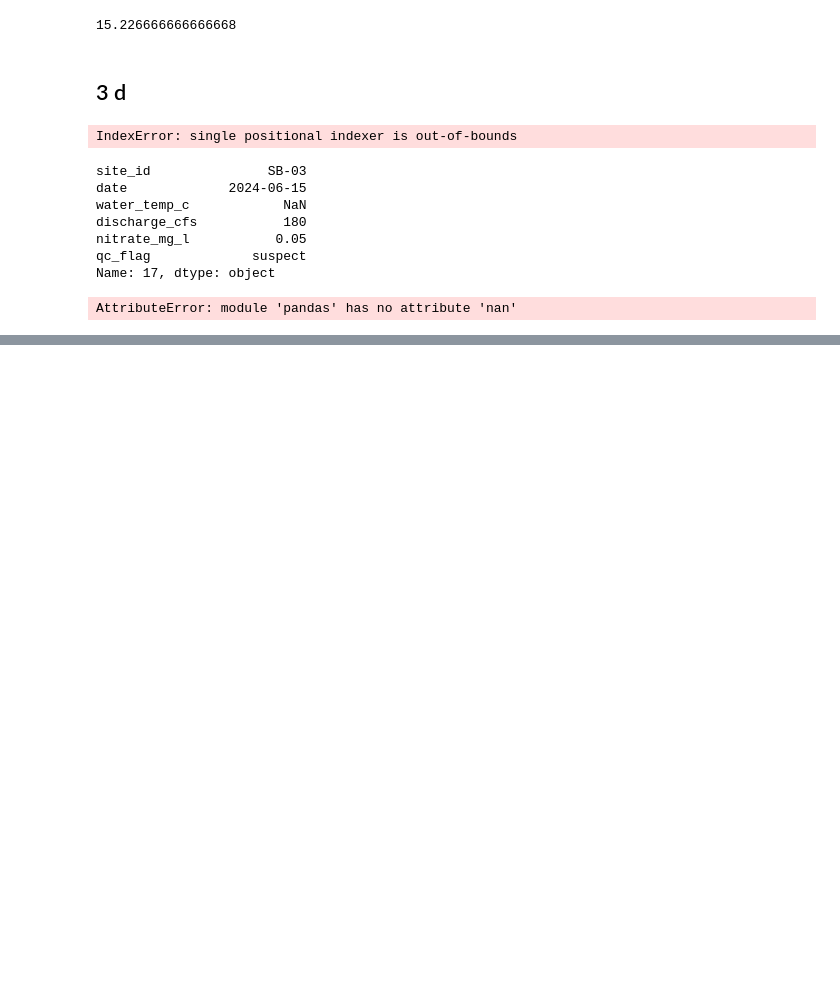
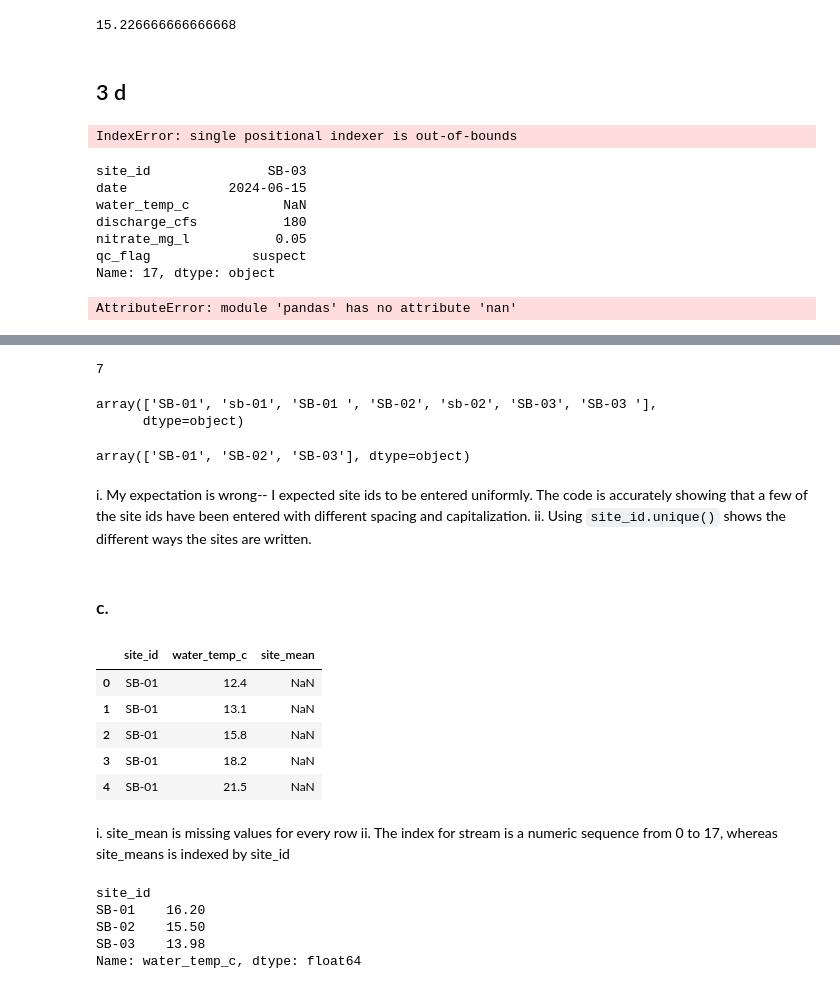
Before and after one commit to gingersknapp/eds220-2026-sections, a Jupyter notebook: debugging/section-4-debugging.ipynb, the cells around one changed output, grey strips where cells are left out. Drawn from its saved outputs; the diff is of its cells as text; code cells hidden in the pictures; blank space fills up the shorter version.

```diff
--- a/debugging/section-4-debugging.ipynb
+++ b/debugging/section-4-debugging.ipynb
@@ -223,0 +263,46 @@ AttributeError: module 'pandas' has no attribute 'nan'
+# %%
+stream['site_id'].nunique()
+# %% [output]
+7
+# %%
+# Confirm what is happening
+stream['site_id'].unique()
+# %% [output]
+array(['SB-01', 'sb-01', 'SB-01 ', 'SB-02', 'sb-02', 'SB-03', 'SB-03 '],
+      dtype=object)
+# %%
+stream['site_id'] = (stream['site_id']
+                 .str.strip()
+                 .str.upper())
+
+stream['site_id'].unique()
+# %% [output]
+array(['SB-01', 'SB-02', 'SB-03'], dtype=object)
+# %% [markdown]
+i. My expectation is wrong-- I expected site ids to be entered uniformly.  The code is accurately showing that a few of the site ids have been entered with different spacing and capitalization.
+ii. Using `site_id.unique()` shows the different ways the sites are written.
+# %% [markdown]
+### c.
+# %%
+site_means = stream.groupby('site_id')['water_temp_c'].mean()
+stream['site_mean'] = site_means
+stream[['site_id', 'water_temp_c', 'site_mean']].head()
+# %% [output]
+|  | site_id | water_temp_c | site_mean |
+| 0 | SB-01 | 12.4 | NaN |
+| 1 | SB-01 | 13.1 | NaN |
+| 2 | SB-01 | 15.8 | NaN |
+| 3 | SB-01 | 18.2 | NaN |
+| 4 | SB-01 | 21.5 | NaN |
+# %% [markdown]
+i. site_mean is missing values for every row
+ii. The index for stream is a numeric sequence from 0 to 17, whereas site_means is indexed by site_id
+# %%
+# Print site_means on its own and compare its index to stream’s index
+print(site_means)
+# %% [output]
+site_id
+SB-01    16.20
+SB-02    15.50
+SB-03    13.98
+Name: water_temp_c, dtype: float64
```
Also changed, not shown: parts of 13 cells of this notebook.
